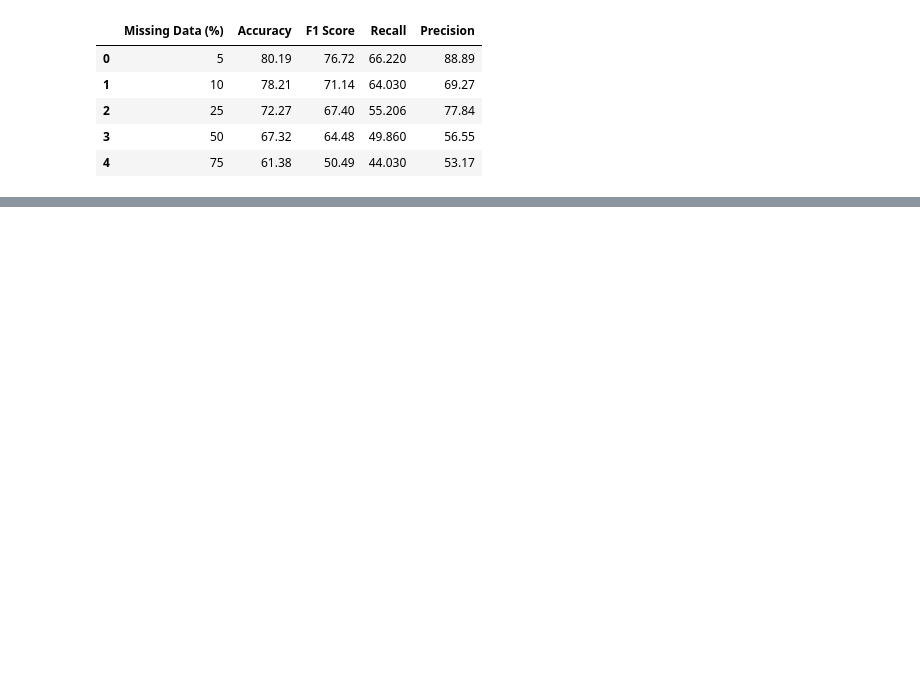
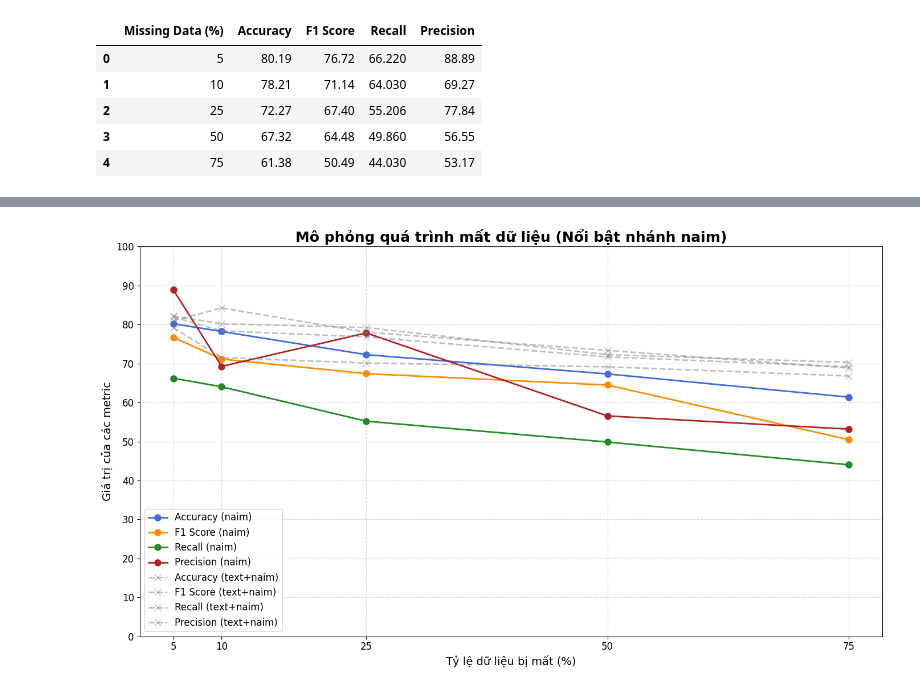
Before and after one commit to khiemducdoan/MyBachelorThesis, a Jupyter notebook: notebooks/text_analysis.ipynb, the cells around one changed output, grey strips where cells are left out. Drawn from its saved outputs; the diff is of its cells as text; code cells hidden in the pictures; blank space fills up the shorter version.

```diff
--- a/notebooks/text_analysis.ipynb
+++ b/notebooks/text_analysis.ipynb
@@ -320,0 +433,81 @@ df.head()
+# %%
+import pandas as pd
+import numpy as np
+import matplotlib.pyplot as plt
+
+# Dữ liệu mô phỏng cho nhánh text+naim
+x2 = [5, 10,25, 50, 75]
+accuracy2 = [82.17,80.2, 79.21,  72.27, 70.29]
+f12 = [81.94,78.38, 76.82,  71.69, 69.15]
+recall2 = [79.19, 71.52, 70.12, 69.16, 66.80]
+precision2 = [80.99, 84.25, 78.02, 73.36, 68.84]
+
+# Dữ liệu mô phỏng cho nhánh naim
+x = [5, 10, 25, 50, 75]
+accuracy = [80.19, 78.21, 72.27, 67.32, 61.38]
+f1 = [76.72, 71.14, 67.4, 64.48, 50.49]
+recall = [66.22, 64.03, 55.206, 49.86, 44.03]
+precision = [88.89, 69.27, 77.84, 56.55, 53.17]
+
+# Figure 1: Làm mờ dữ liệu mô phỏng cho text+naim để nổi bật naim
+plt.figure(figsize=(14, 8))
+# Vẽ dữ liệu mô phỏng nhánh naim với độ mờ thấp
+plt.plot(x, accuracy, marker='o', label='Accuracy (naim)', color='royalblue', linewidth=2, markersize=8)
+plt.plot(x, f1, marker='o', label='F1 Score (naim)', color='darkorange', linewidth=2, markersize=8)
+plt.plot(x, recall, marker='o', label='Recall (naim)', color='forestgreen', linewidth=2, markersize=8)
+plt.plot(x, precision, marker='o', label='Precision (naim)', color='firebrick', linewidth=2, markersize=8)
+
+# Vẽ dữ liệu mô phỏng nhánh text+naim với độ mờ
+plt.plot(x2, accuracy2, marker='x', label='Accuracy (text+naim)', color='gray', alpha=0.5, linewidth=2, markersize=8, linestyle='--')
+plt.plot(x2, f12, marker='x', label='F1 Score (text+naim)', color='gray', alpha=0.5, linewidth=2, markersize=8, linestyle='--')
+plt.plot(x2, recall2, marker='x', label='Recall (text+naim)', color='gray', alpha=0.5, linewidth=2, markersize=8, linestyle='--')
+plt.plot(x2, precision2, marker='x', label='Precision (text+naim)', color='gray', alpha=0.5, linewidth=2, markersize=8, linestyle='--')
+
+plt.title('Mô phỏng quá trình mất dữ liệu (Nổi bật nhánh naim)', fontsize=18, fontweight='bold')
+plt.xlabel('Tỷ lệ dữ liệu bị mất (%)', fontsize=14)
+plt.ylabel('Giá trị của các metric', fontsize=14)
+plt.xticks(x, fontsize=12)
+plt.yticks(np.arange(0, 101, 10), fontsize=12)
+plt.grid(True, linestyle='--', alpha=0.5)
+plt.legend(fontsize=12)
+plt.tight_layout()
+plt.show()
+
+# Figure 2: Làm mờ dữ liệu mô phỏng cho nhánh naim để nổi bật text+naim
+plt.figure(figsize=(14, 8))
+# Vẽ dữ liệu mô phỏng nhánh text+naim với độ mờ thấp
+plt.plot(x2, accuracy2, marker='o', label='Accuracy (text+naim)', color='royalblue', linewidth=2, markersize=8)
+plt.plot(x2, f12, marker='o', label='F1 Score (text+naim)', color='darkorange', linewidth=2, markersize=8)
+plt.plot(x2, recall2, marker='o', label='Recall (text+naim)', color='forestgreen', linewidth=2, markersize=8)
+plt.plot(x2, precision2, marker='o', label='Precision (text+naim)', color='firebrick', linewidth=2, markersize=8)
+
+# Vẽ dữ liệu mô phỏng nhánh naim với độ mờ
+plt.plot(x, accuracy, marker='x', label='Accuracy (naim)', color='gray', alpha=0.5, linewidth=2, markersize=8, linestyle='--')
+plt.plot(x, f1, marker='x', label='F1 Score (naim)', color='gray', alpha=0.5, linewidth=2, markersize=8, linestyle='--')
+plt.plot(x, recall, marker='x', label='Recall (naim)', color='gray', alpha=0.5, linewidth=2, markersize=8, linestyle='--')
+plt.plot(x, precision, marker='x', label='Precision (naim)', color='gray', alpha=0.5, linewidth=2, markersize=8, linestyle='--')
+
+plt.title('Mô phỏng quá trình mất dữ liệu (Nổi bật nhánh text+naim)', fontsize=18, fontweight='bold')
+plt.xlabel('Tỷ lệ dữ liệu bị mất (%)', fontsize=14)
+plt.ylabel('Giá trị của các metric', fontsize=14)
+plt.xticks(x, fontsize=12)
+plt.yticks(np.arange(0, 101, 10), fontsize=12)
+plt.grid(True, linestyle='--', alpha=0.5)
+plt.legend(fontsize=12)
+plt.tight_layout()
+plt.show()
+
+# Tạo bảng dữ liệu mô phỏng cho cả nhánh naim và text+naim
+data_combined = {
+    'Missing Data (%)': x + x2,
+    'Accuracy': accuracy + accuracy2,
+    'F1 Score': f1 + f12,
+    'Recall': recall + recall2,
+    'Precision': precision + precision2
+}
+
+df_combined = pd.DataFrame(data_combined)
+
+# Hiển thị bảng dữ liệu
+print(df_combined)
+# %% [output]
@@ -320,0 +531 @@ df.head()
+[figure, added]
```
Also changed, not shown: parts of 4 cells of this notebook, 6 other files.
